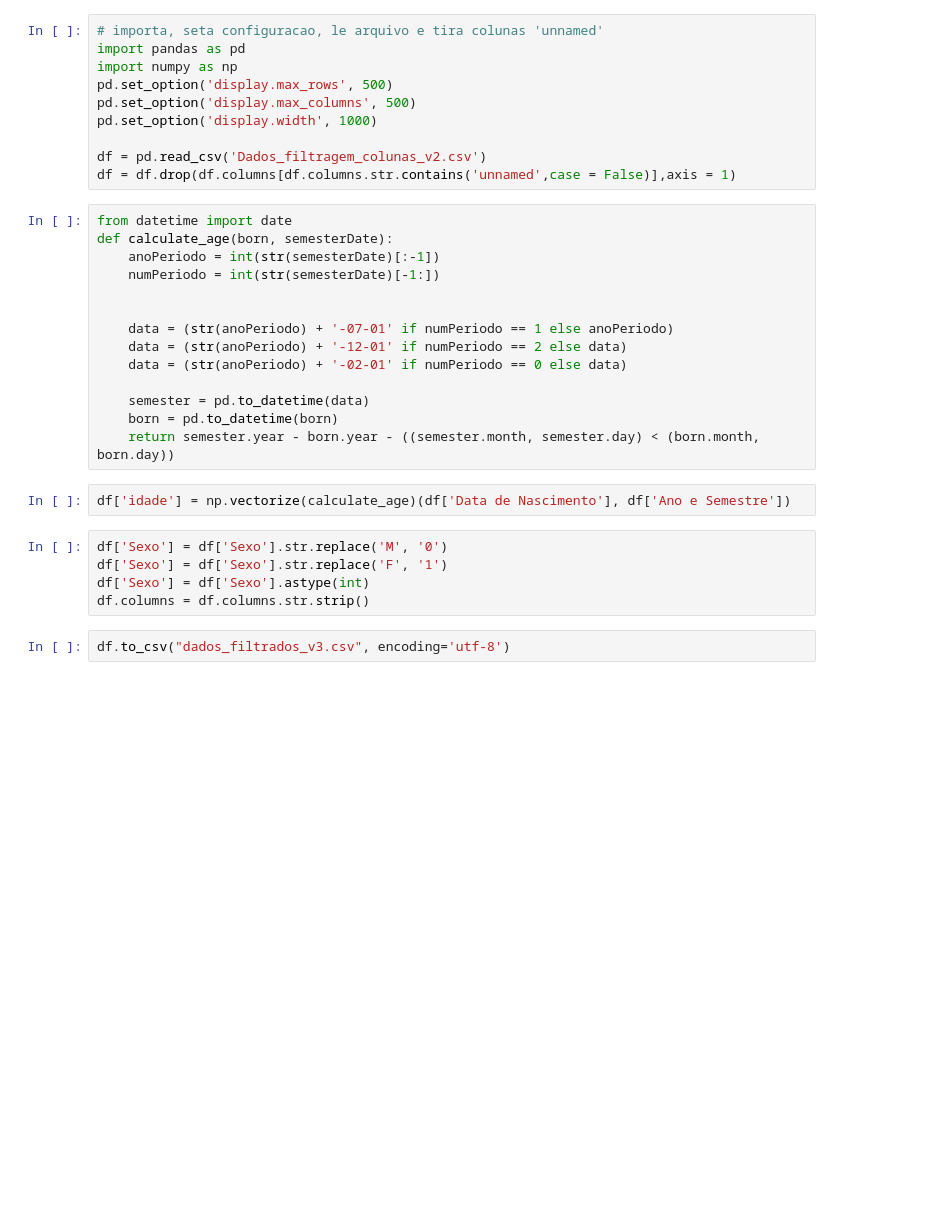
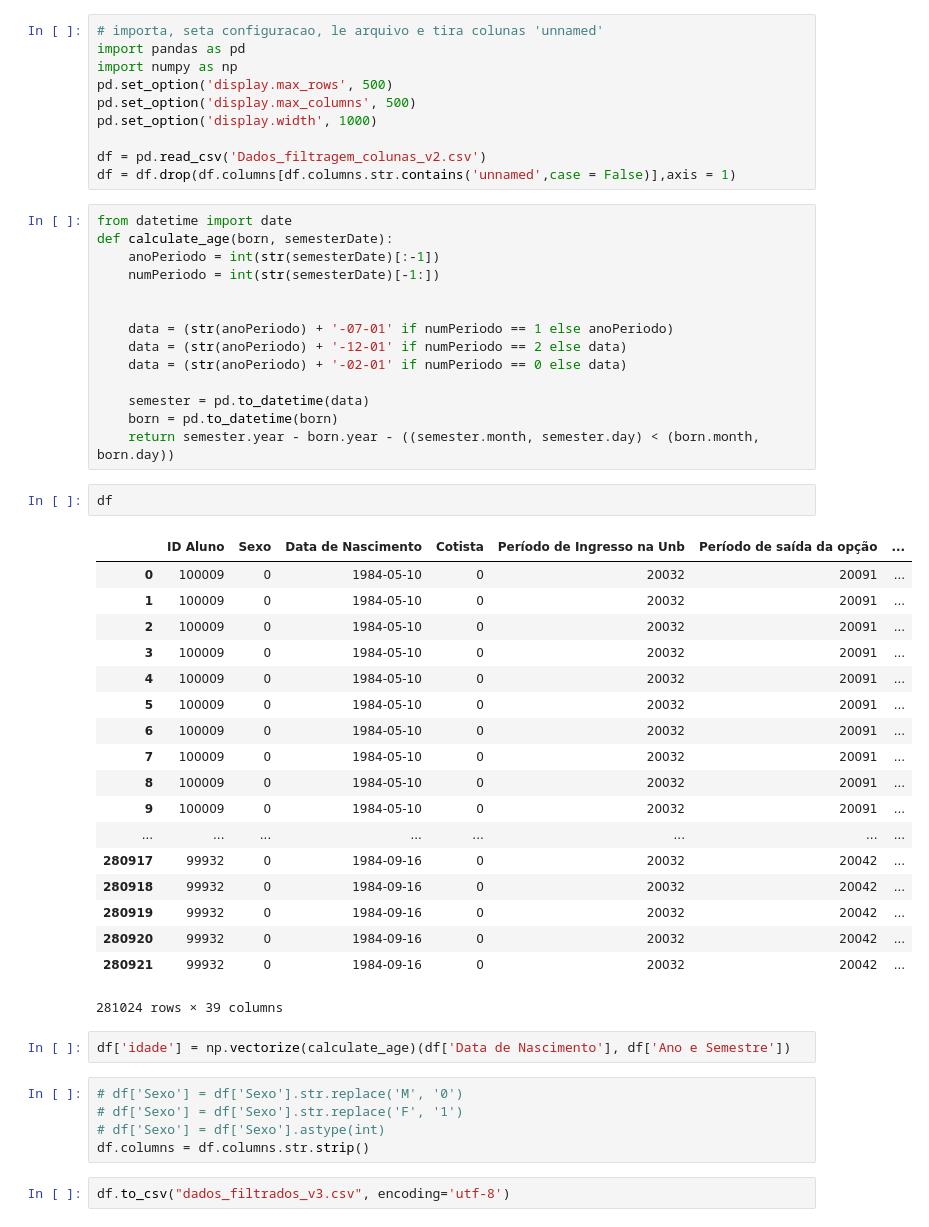
Before and after one commit to pedrobpio/TG, a Jupyter notebook: ProcessaDados.ipynb, the cells around one changed output. Saved outputs shown, nothing was run; the diff lists cells and outputs as text; blank space fills up the shorter version.

```diff
--- a/ProcessaDados.ipynb
+++ b/ProcessaDados.ipynb
@@ -22,12 +22,33 @@ def calculate_age(born, semesterDate):
     semester = pd.to_datetime(data)
     born = pd.to_datetime(born)
     return semester.year - born.year - ((semester.month, semester.day) < (born.month, born.day))
+# %%
+df
+# %% [output]
+|  | ID Aluno | Sexo | Data de Nascimento | Cotista | Período de Ingresso na Unb | Período de saída da opção | ... |
+| 0 | 100009 | 0 | 1984-05-10 | 0 | 20032 | 20091 | ... |
+| 1 | 100009 | 0 | 1984-05-10 | 0 | 20032 | 20091 | ... |
+| 2 | 100009 | 0 | 1984-05-10 | 0 | 20032 | 20091 | ... |
+| 3 | 100009 | 0 | 1984-05-10 | 0 | 20032 | 20091 | ... |
+| 4 | 100009 | 0 | 1984-05-10 | 0 | 20032 | 20091 | ... |
+| 5 | 100009 | 0 | 1984-05-10 | 0 | 20032 | 20091 | ... |
+| 6 | 100009 | 0 | 1984-05-10 | 0 | 20032 | 20091 | ... |
+| 7 | 100009 | 0 | 1984-05-10 | 0 | 20032 | 20091 | ... |
+| 8 | 100009 | 0 | 1984-05-10 | 0 | 20032 | 20091 | ... |
+| 9 | 100009 | 0 | 1984-05-10 | 0 | 20032 | 20091 | ... |
+| ... | ... | ... | ... | ... | ... | ... | ... |
+| 280917 | 99932 | 0 | 1984-09-16 | 0 | 20032 | 20042 | ... |
+| 280918 | 99932 | 0 | 1984-09-16 | 0 | 20032 | 20042 | ... |
+| 280919 | 99932 | 0 | 1984-09-16 | 0 | 20032 | 20042 | ... |
+| 280920 | 99932 | 0 | 1984-09-16 | 0 | 20032 | 20042 | ... |
+| 280921 | 99932 | 0 | 1984-09-16 | 0 | 20032 | 20042 | ... |
+281024 rows × 39 columns
 # %%
 df['idade'] = np.vectorize(calculate_age)(df['Data de Nascimento'], df['Ano e Semestre'])
 # %%
-df['Sexo'] = df['Sexo'].str.replace('M', '0')
-df['Sexo'] = df['Sexo'].str.replace('F', '1')
-df['Sexo'] = df['Sexo'].astype(int)
+# df['Sexo'] = df['Sexo'].str.replace('M', '0')
+# df['Sexo'] = df['Sexo'].str.replace('F', '1')
+# df['Sexo'] = df['Sexo'].astype(int)
 df.columns = df.columns.str.strip()
 # %%
 df.to_csv("dados_filtrados_v3.csv", encoding='utf-8')
```
Also changed, not shown: 1 other file.
